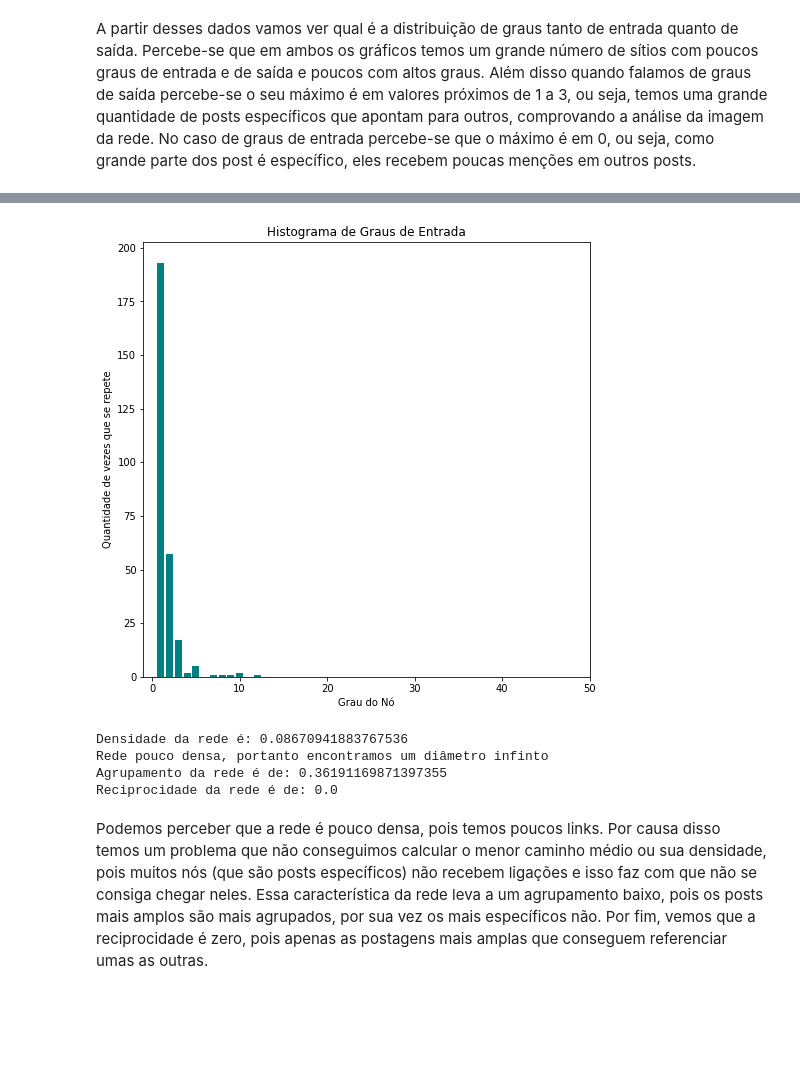
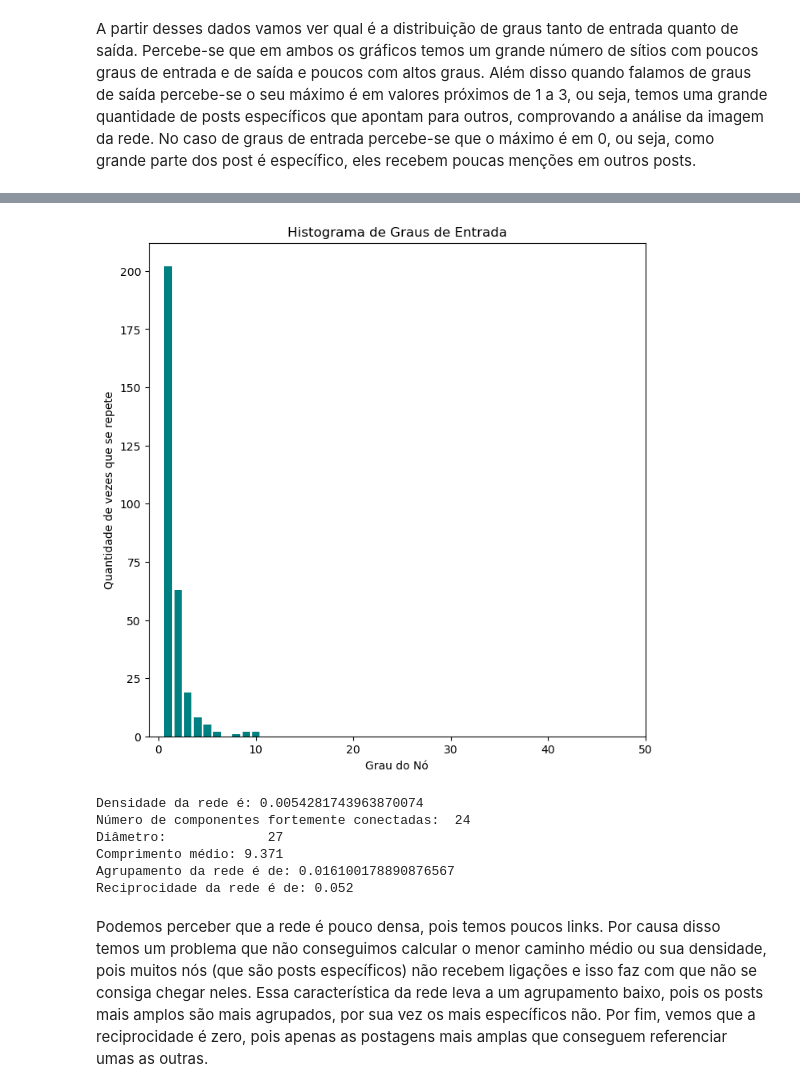
Before and after one commit to intcarlosmiguel/Trabalhos-de-Redes, a Jupyter notebook: Trabalho01/main.ipynb, the cells around one changed output, grey strips where cells are left out. Saved outputs shown, nothing was run; the diff lists cells and outputs as text; code cells hidden in the pictures; blank space fills up the shorter version.

```diff
--- a/Trabalho01/main.ipynb
+++ b/Trabalho01/main.ipynb
@@ -35,3 +8,5 @@ Rede = read_json_file('data1.json',1)
+# %%
+Rede = generate_rede(500)
 # %% [markdown]
 Assim faremos a primeira imagem da rede utilizando a biblioteca `networkx` do python. Assim poderemos ter uma noção de sua estrutura.
 # %%
@@ -64,13 +39,15 @@ figure_hist(G,'out','Histograma de Graus de Saída')
 # %%
-figure_hist(G,'in','Histograma de Graus de Entrada')
+figure_hist(Rede,'in','Histograma de Graus de Entrada')
 # %% [output]
-[figure, old version]
+[figure, new version]
 # %%
 metrics(Rede)
 # %% [output]
-Densidade da rede é: 0.08670941883767536
-Rede pouco densa, portanto encontramos um diâmetro infinto
-Agrupamento da rede é de: 0.36191169871397355
-Reciprocidade da rede é de: 0.0
+Densidade da rede é: 0.0054281743963870074
+Número de componentes fortemente conectadas:  24
+Diâmetro:             27
+Comprimento médio: 9.371
+Agrupamento da rede é de: 0.016100178890876567
+Reciprocidade da rede é de: 0.052
 # %% [markdown]
 Podemos perceber que a rede é pouco densa, pois temos poucos links. Por causa disso temos um problema que não conseguimos calcular o menor caminho médio ou sua densidade, pois muitos nós (que são posts específicos) não recebem ligações e isso faz com que não se consiga chegar neles. Essa característica da rede leva a um agrupamento baixo, pois os posts mais amplos são mais agrupados, por sua vez os mais específicos não. Por fim, vemos que a reciprocidade é zero, pois apenas as postagens mais amplas que conseguem referenciar umas as outras.
```
Also changed, not shown: parts of 11 cells of this notebook, 7 other files.
